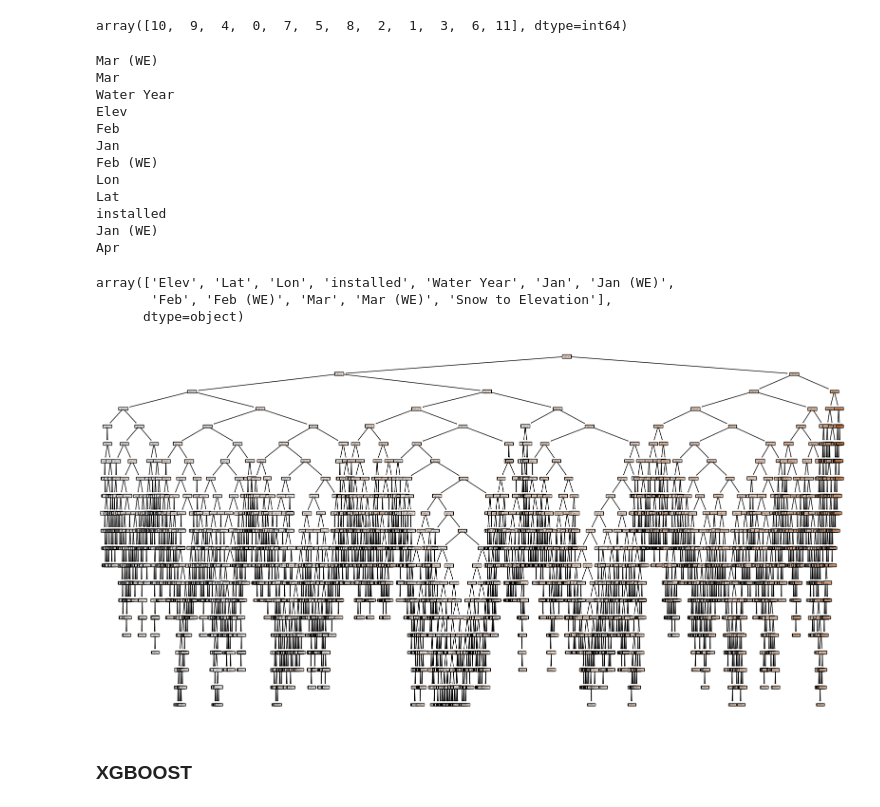
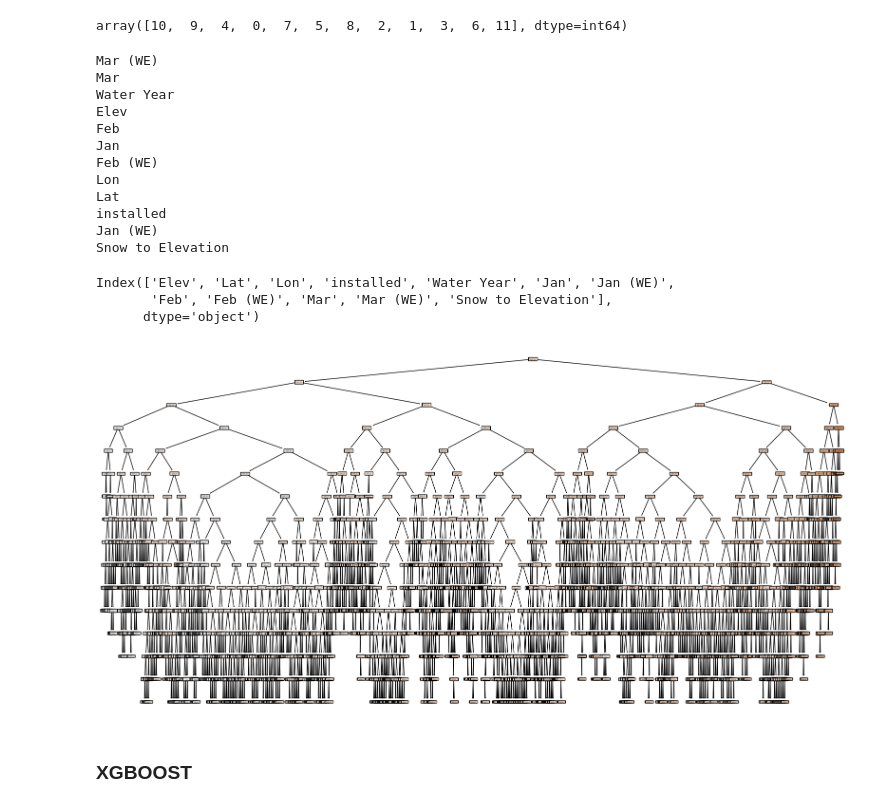
Before and after one commit to aajb99/final_proj_486, a Jupyter notebook: final_mod_rf.ipynb, the cells around one changed output. Cells and saved outputs as stored; diff of their text form; code cells hidden in the pictures.

```diff
--- a/final_mod_rf.ipynb
+++ b/final_mod_rf.ipynb
@@ -215,8 +215,8 @@ array([10,  9,  4,  0,  7,  5,  8,  2,  1,  3,  6, 11], dtype=int64)
 sorted_feature_names=[]
 
 for index in sorted_idx:
-    sorted_feature_names.append(water_2.iloc[:, index].name)
-    print(water_2.iloc[:, index].name)
+    sorted_feature_names.append(X_train.iloc[:, index].name)
+    print(X_train.iloc[:, index].name)
 # %% [output]
 Mar (WE)
 Mar
@@ -229,24 +229,24 @@ Lon
 Lat
 installed
 Jan (WE)
-Apr
+Snow to Elevation
-# %%
-rs.feature_names_in_
-# %% [output]
-array(['Elev', 'Lat', 'Lon', 'installed', 'Water Year', 'Jan', 'Jan (WE)',
-       'Feb', 'Feb (WE)', 'Mar', 'Mar (WE)', 'Snow to Elevation'],
-      dtype=object)
+# %%
+X_train.columns
+# %% [output]
+Index(['Elev', 'Lat', 'Lon', 'installed', 'Water Year', 'Jan', 'Jan (WE)',
+       'Feb', 'Feb (WE)', 'Mar', 'Mar (WE)', 'Snow to Elevation'],
+      dtype='object')
 # %%
 import sklearn.tree as tree
 
-tree_to_visualize = rf_regressor.named_steps['regressor'].estimators_[0]
+tree_to_visualize = rs.best_estimator_.named_steps['regressor'].estimators_[0]
 
 # Visualize the tree
 plt.figure(figsize=(20, 10))
 tree.plot_tree(tree_to_visualize, filled=True, feature_names=numeric_features.tolist() + categorical_features.tolist())
 plt.show()
 # %% [output]
-[figure, old version]
+[figure, new version]
 # %% [markdown]
 ### XGBOOST
 # %%
```
Also changed, not shown: parts of 16 cells of this notebook, 6 other files.
